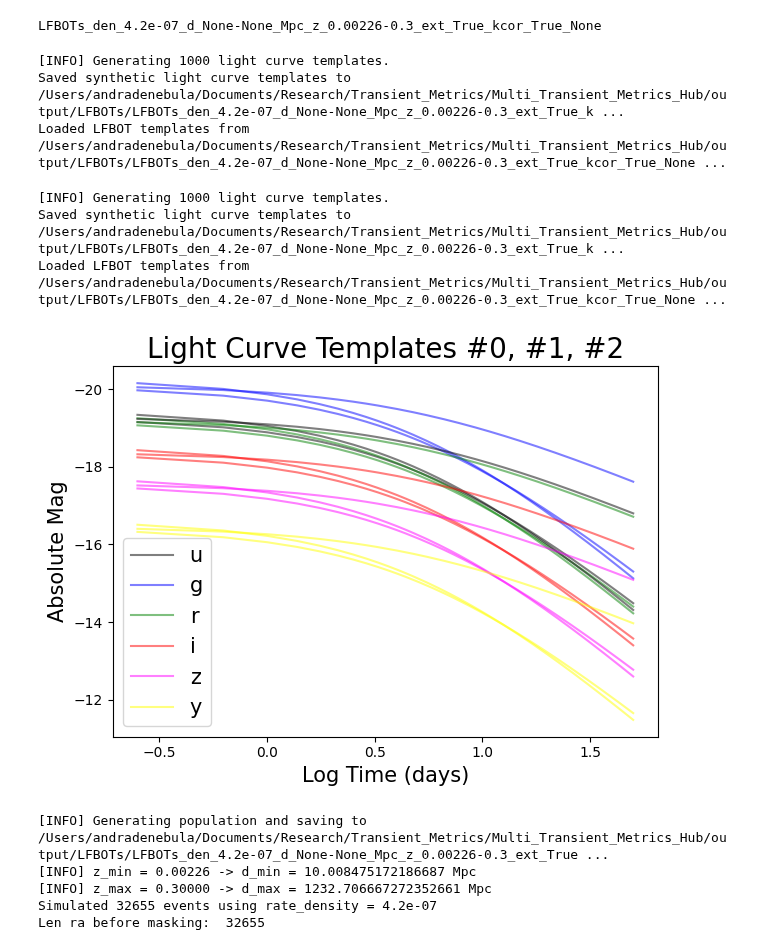
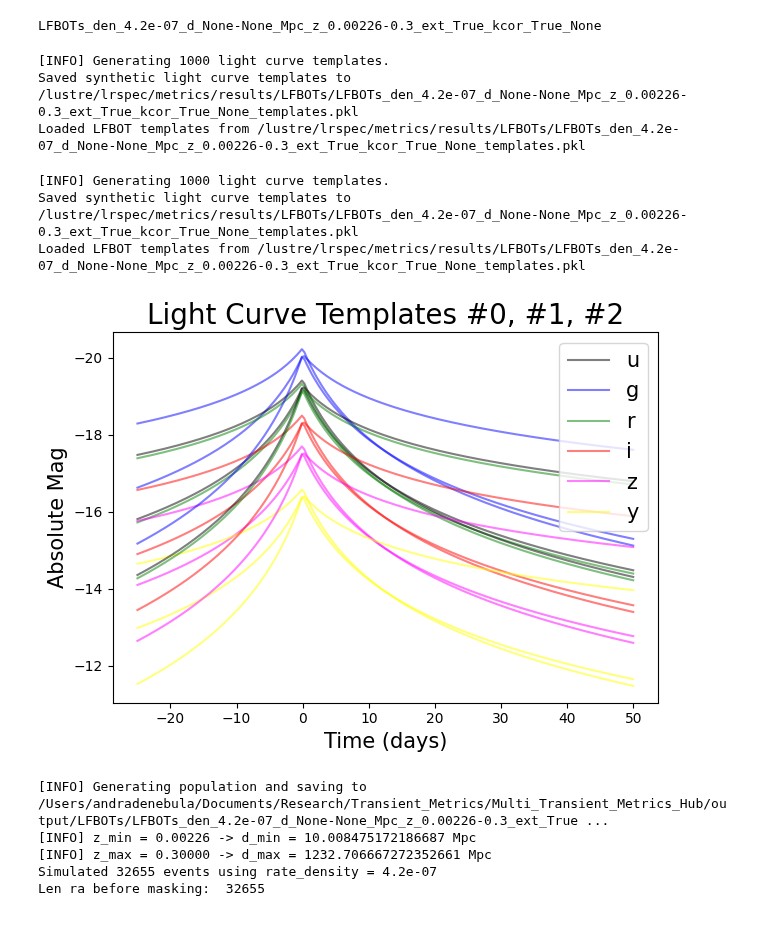
Before and after one commit to andra104/Multi_Transient_Metrics_Hub, a Jupyter notebook: LFBOT/LFBOT_notebook.ipynb, the cells around one changed output. Cells and saved outputs as stored; diff of their text form; code cells hidden in the pictures.

```diff
--- a/LFBOT/LFBOT_notebook.ipynb
+++ b/LFBOT/LFBOT_notebook.ipynb
@@ -11,7 +11,7 @@ from astropy.cosmology import Planck18 as cosmo
 import ast
 # %%
 # --- User toggle ---
-Cristina = True
+Cristina = False
 Shar = not Cristina
 
 # --- System Configurations ---
@@ -135,8 +135,8 @@ shared_lc_model = shared_utils.load_or_generate_templates(metric.LC,
 )
 # %% [output]
 [INFO] Generating 1000 light curve templates.
-Saved synthetic light curve templates to /Users/andradenebula/Documents/Research/Transient_Metrics/Multi_Transient_Metrics_Hub/output/LFBOTs/LFBOTs_den_4.2e-07_d_None-None_Mpc_z_0.00226-0.3_ext_True_k ...
-Loaded LFBOT templates from /Users/andradenebula/Documents/Research/Transient_Metrics/Multi_Transient_Metrics_Hub/output/LFBOTs/LFBOTs_den_4.2e-07_d_None-None_Mpc_z_0.00226-0.3_ext_True_kcor_True_None ...
+Saved synthetic light curve templates to /lustre/lrspec/metrics/results/LFBOTs/LFBOTs_den_4.2e-07_d_None-None_Mpc_z_0.00226-0.3_ext_True_kcor_True_None_templates.pkl
+Loaded LFBOT templates from /lustre/lrspec/metrics/results/LFBOTs/LFBOTs_den_4.2e-07_d_None-None_Mpc_z_0.00226-0.3_ext_True_kcor_True_None_templates.pkl
 # %%
 #load and/or generate light curves
 shared_lc_model = shared_utils.load_or_generate_templates(metric.LC,
@@ -145,13 +145,13 @@ shared_lc_model = shared_utils.load_or_generate_templates(metric.LC,
 )
 # %% [output]
 [INFO] Generating 1000 light curve templates.
-Saved synthetic light curve templates to /Users/andradenebula/Documents/Research/Transient_Metrics/Multi_Transient_Metrics_Hub/output/LFBOTs/LFBOTs_den_4.2e-07_d_None-None_Mpc_z_0.00226-0.3_ext_True_k ...
-Loaded LFBOT templates from /Users/andradenebula/Documents/Research/Transient_Metrics/Multi_Transient_Metrics_Hub/output/LFBOTs/LFBOTs_den_4.2e-07_d_None-None_Mpc_z_0.00226-0.3_ext_True_kcor_True_None ...
+Saved synthetic light curve templates to /lustre/lrspec/metrics/results/LFBOTs/LFBOTs_den_4.2e-07_d_None-None_Mpc_z_0.00226-0.3_ext_True_kcor_True_None_templates.pkl
+Loaded LFBOT templates from /lustre/lrspec/metrics/results/LFBOTs/LFBOTs_den_4.2e-07_d_None-None_Mpc_z_0.00226-0.3_ext_True_kcor_True_None_templates.pkl
 # %%
 #plot light curves from pkl file if desired
-shared_utils.plot_template_lcs(templates_file, num=3, use_log_time=True, plot_overlap=True)
+shared_utils.plot_template_lcs(templates_file, num=3, use_log_time=False, plot_overlap=True)
 # %% [output]
-[figure, old version]
+[figure, new version]
 # %%
 # Load or generate population slicer
 slicer = shared_utils.load_or_generate_population(use_extinction=use_extinction,
```
Also changed, not shown: parts of 1 cell of this notebook, 2 other files.
